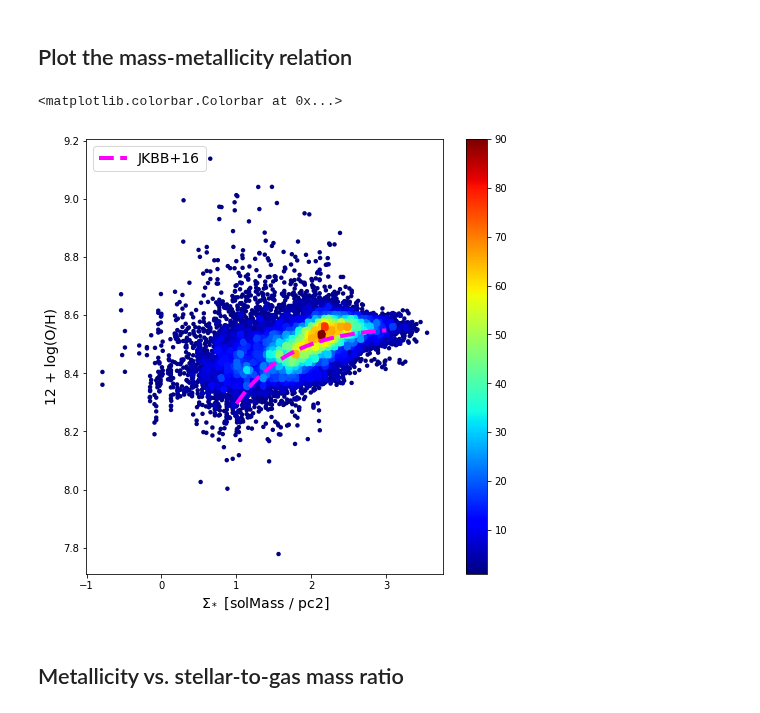
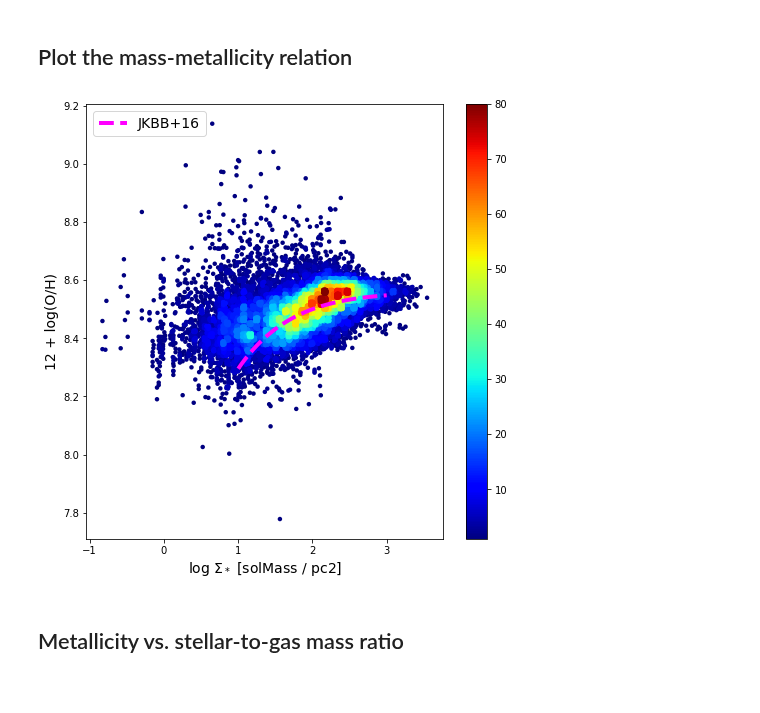
Before and after one commit to tonywong94/edge_pydb, a Jupyter notebook: demo_notebk/Mass-metallicity.ipynb, the cells around one changed output. Drawn from its saved outputs; the diff is of its cells as text; code cells hidden in the pictures.

```diff
--- a/demo_notebk/Mass-metallicity.ipynb
+++ b/demo_notebk/Mass-metallicity.ipynb
@@ -12,3 +12,4 @@ from edge_pydb import EdgeTable
 from edge_pydb.plotting import xy2hist
 from edge_pydb.conversion import stmass_pc2, msd_co, ZOH_M13, bpt_type
 np.seterr(invalid='ignore')
+plt.rcParams["scatter.edgecolors"] = 'none'
@@ -33,7 +18,7 @@ edgeutil.listfiles("hdf5")
 # %%
 fluxcols = ['Name','ix','iy','flux_Halpha_sm','flux_Hbeta_sm','e_flux_Halpha_sm',
-          'flux_[NII]6583_sm','flux_[OIII]5007_sm','EW_Halpha_sm','ZOH_sm','BPT_sm']
-sspcols = ['Name','ix','iy','mass_ssp_sm','sigstar_sm']
+          'flux_[NII]6583_sm','flux_[OIII]5007_sm','EW_Halpha_sm','ZOH_sm','BPT_sm','SF_BPT_sm']
+sspcols = ['Name','ix','iy','sigstar_sm']
 
 try:
     fluxtab = EdgeTable('edge.pipe3d.hdf5', path='flux_elines_sm',
@@ -63,24 +70,23 @@ WARNING: MergeConflictWarning: Cannot merge meta key 'date' types <class 'str'>
 # %%
 sig_star = fluxtab['sigstar_sm']
 ZOH = fluxtab['ZOH_sm']
 not_nan = ((~np.isnan(sig_star)) & (~np.isnan(ZOH)) & (sig_star>0) & (ZOH>0))
 x_det, y_det, z_det, *hist = xy2hist(np.log10(sig_star[not_nan]),
                                      ZOH[not_nan], log=False)
 
 fig, ax = plt.subplots(figsize=(8,8))
 cm = plt.cm.get_cmap('jet')
-sc = ax.scatter(x_det, y_det, c=z_det, s=20, edgecolor='', cmap=cm)
+sc = ax.scatter(x_det, y_det, c=z_det, s=20, cmap=cm)
 # From MaNGA paper, doi:10.1093/mnras/stw1984
 xmod = np.linspace(1,3,num=50)
 ymod = 8.55 + 0.014*(xmod-3.14)*np.exp(-(xmod-3.14))
 plt.plot(xmod,ymod,color='magenta',ls='--',lw=4,label='JKBB+16')
 plt.legend(loc='upper left',fontsize=14)
-plt.xlabel('$\Sigma_*$ ['+str(sig_star.unit)+']',fontsize=14)
+plt.xlabel('log $\Sigma_*$ ['+str(sig_star.unit)+']',fontsize=14)
 plt.ylabel('12 + log(O/H)',fontsize=14)
-plt.colorbar(sc)
+cb = plt.colorbar(sc)
 # %% [output]
-<matplotlib.colorbar.Colorbar at 0x...>
-[figure, old version]
+[figure, new version]
 # %% [markdown]
 ## Metallicity vs. stellar-to-gas mass ratio
 # %%
```
Also changed, not shown: parts of 9 cells of this notebook, 6 other files.
